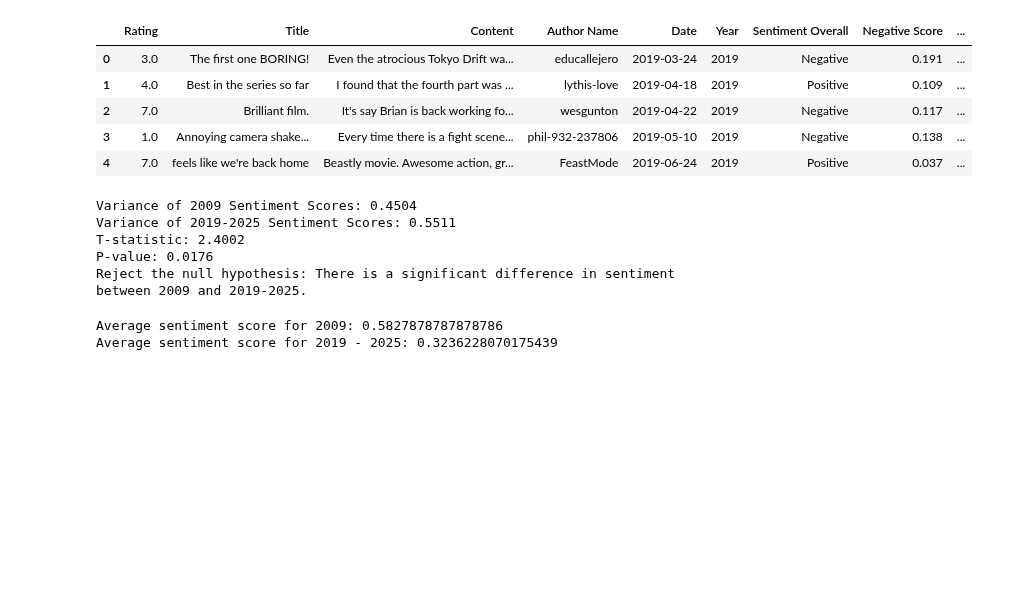
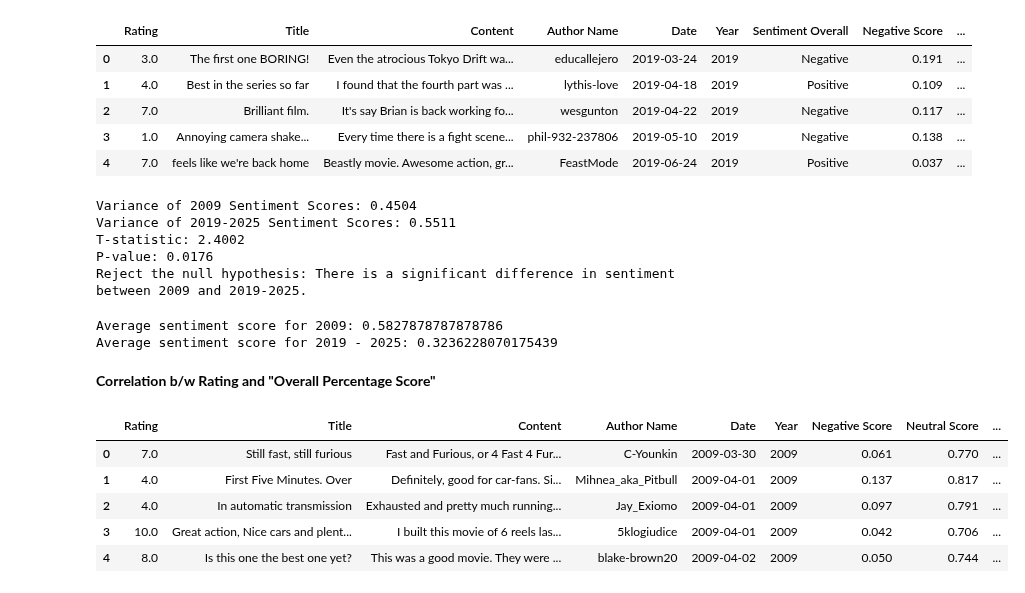
Before and after one commit to pwy7fv/DS-4002-Group-Projects, a Jupyter notebook: OUTPUT/FF4_Vader_Analysis.ipynb, the cells around one changed output. Drawn from its saved outputs; the diff is of its cells as text; code cells hidden in the pictures; blank space fills up the shorter version.

```diff
--- a/OUTPUT/FF4_Vader_Analysis.ipynb
+++ b/OUTPUT/FF4_Vader_Analysis.ipynb
@@ -221,3 +221,15 @@ print(f"Average sentiment score for 2019 - 2025: {avg_sentiment_dec}")
 # %% [output]
 Average sentiment score for 2009: 0.5827878787878786
 Average sentiment score for 2019 - 2025: 0.3236228070175439
+# %% [markdown]
+**Correlation b/w Rating and "Overall Percentage Score"**
+# %%
+df4_vader09 = pd.read_csv('/content/DS-4002-Group-Projects/DATA/Cleaned Data/Vader Included Datasets/FF4_Vader2009.csv', low_memory=False)
+df4_vader09.head()
+# %% [output]
+|  | Rating | Title | Content | Author Name | Date | Year | Negative Score | Neutral Score | ... |
+| 0 | 7.0 | Still fast, still furious | Fast and Furious, or 4 Fast 4 Fur... | C-Younkin | 2009-03-30 | 2009 | 0.061 | 0.770 | ... |
+| 1 | 4.0 | First Five Minutes. Over | Definitely, good for car-fans. Si... | Mihnea_aka_Pitbull | 2009-04-01 | 2009 | 0.137 | 0.817 | ... |
+| 2 | 4.0 | In automatic transmission | Exhausted and pretty much running... | Jay_Exiomo | 2009-04-01 | 2009 | 0.097 | 0.791 | ... |
+| 3 | 10.0 | Great action, Nice cars and plent... | I built this movie of 6 reels las... | 5klogiudice | 2009-04-01 | 2009 | 0.042 | 0.706 | ... |
+| 4 | 8.0 | Is this one the best one yet? | This was a good movie. They were ... | blake-brown20 | 2009-04-02 | 2009 | 0.050 | 0.744 | ... |
```
Also changed, not shown: parts of 5 cells of this notebook.
